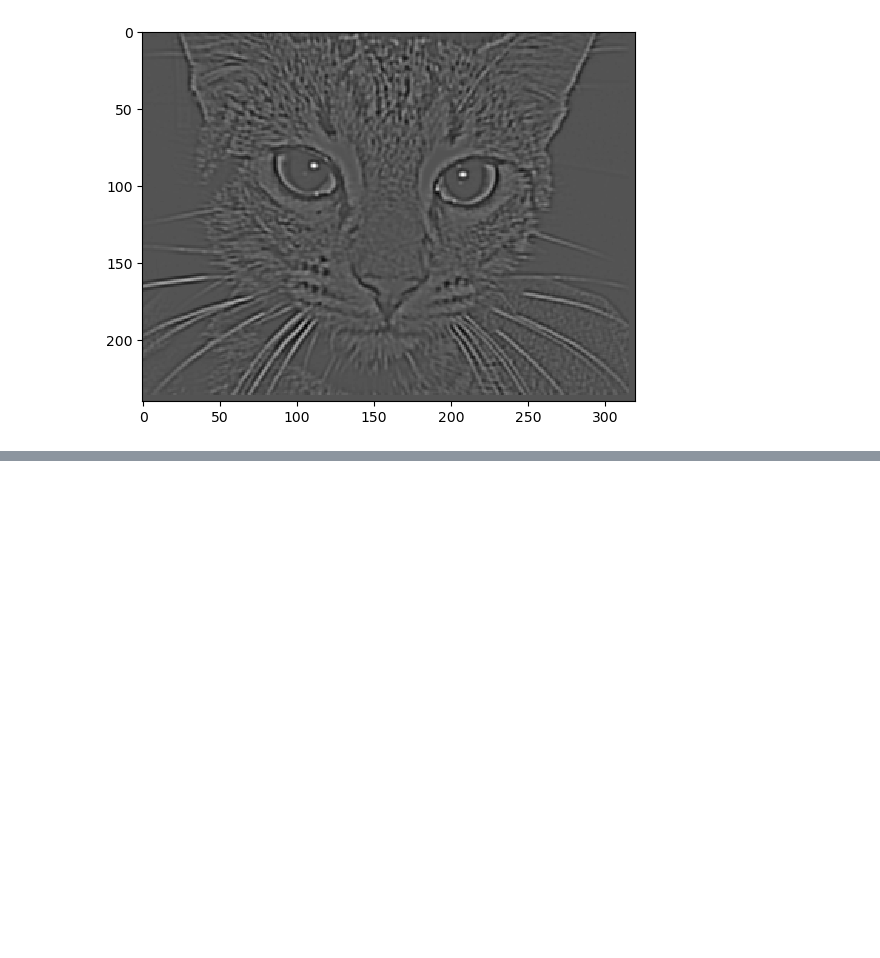
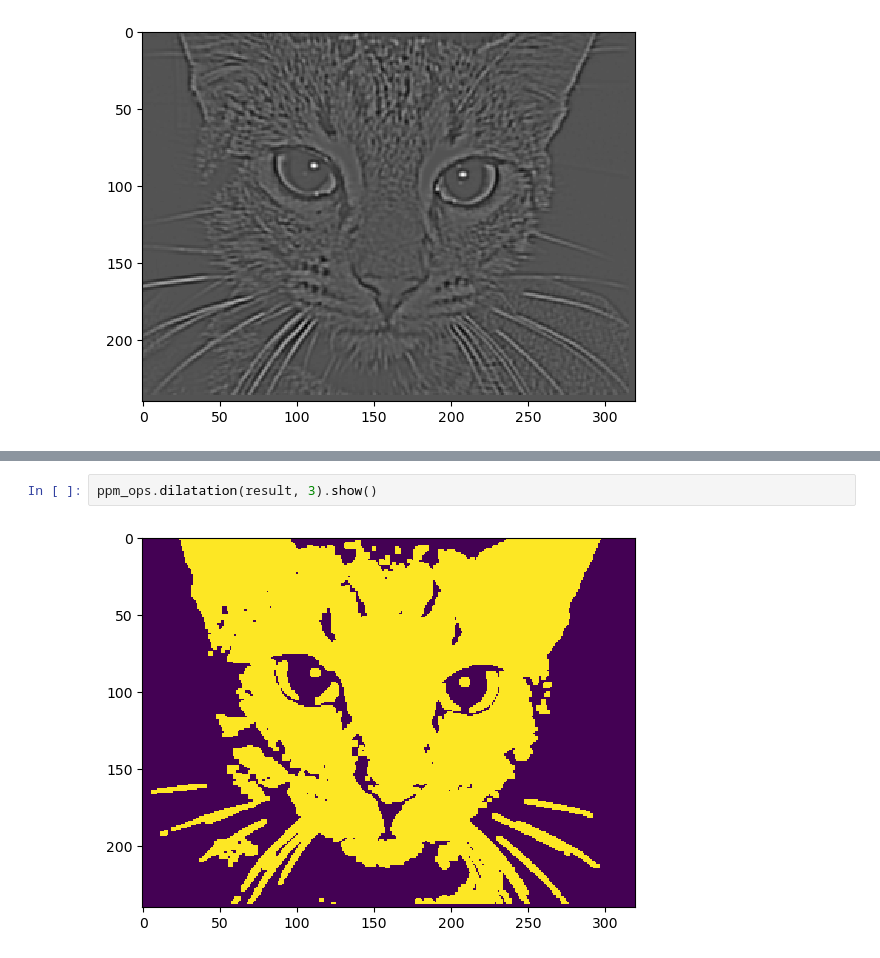
Before and after one commit to alaeddine245/ImageProcessing, a Jupyter notebook: main.ipynb, the cells around one changed output, grey strips where cells are left out. Drawn from its saved outputs; the diff is of its cells as text; blank space fills up the shorter version.

```diff
--- a/main.ipynb
+++ b/main.ipynb
@@ -77,0 +113,4 @@ high_cat.show()
+# %%
+ppm_ops.dilatation(result, 3).show()
+# %% [output]
+[figure, added]
```
Also changed, not shown: parts of 14 cells of this notebook, 1 other file.
